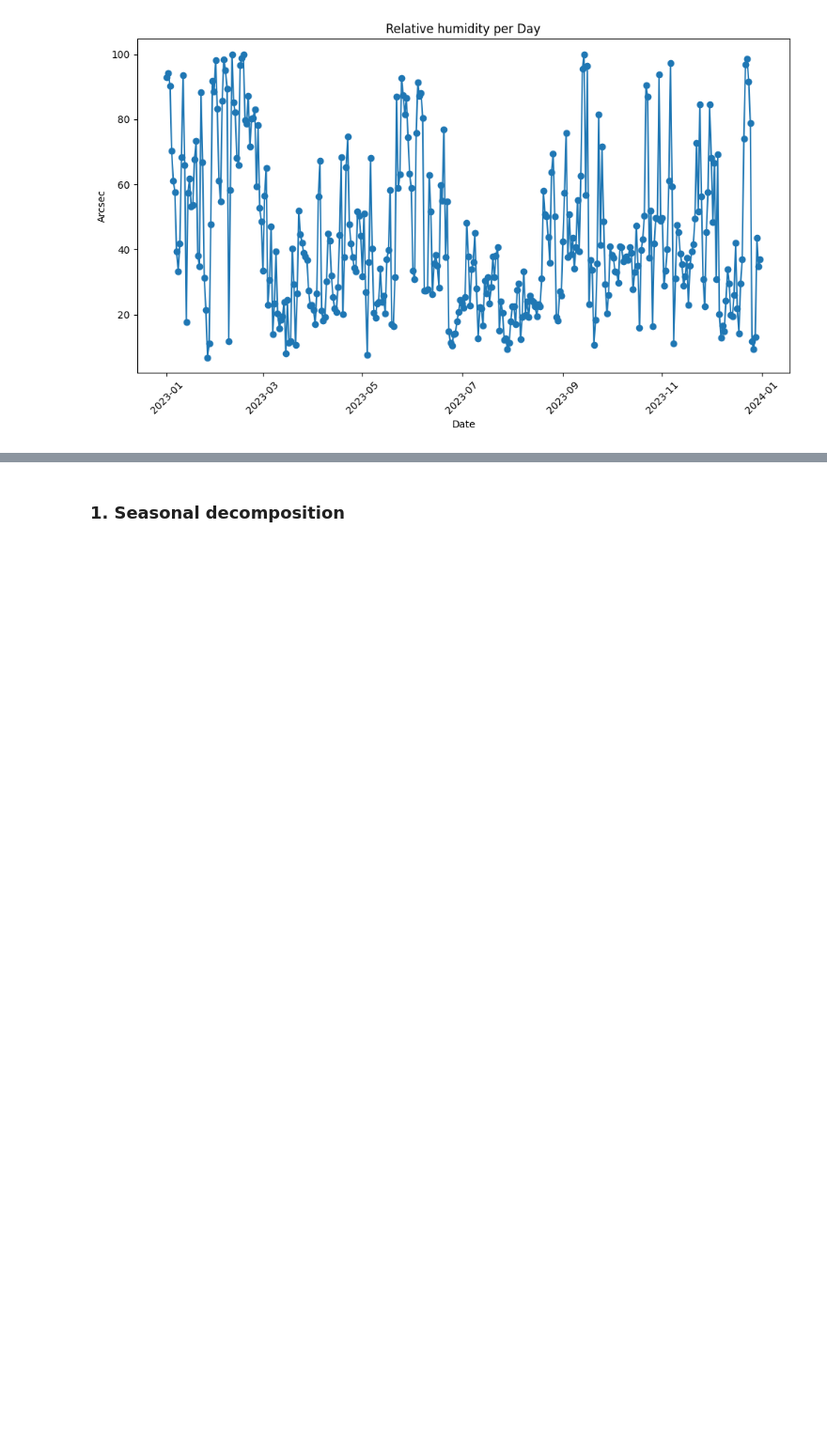
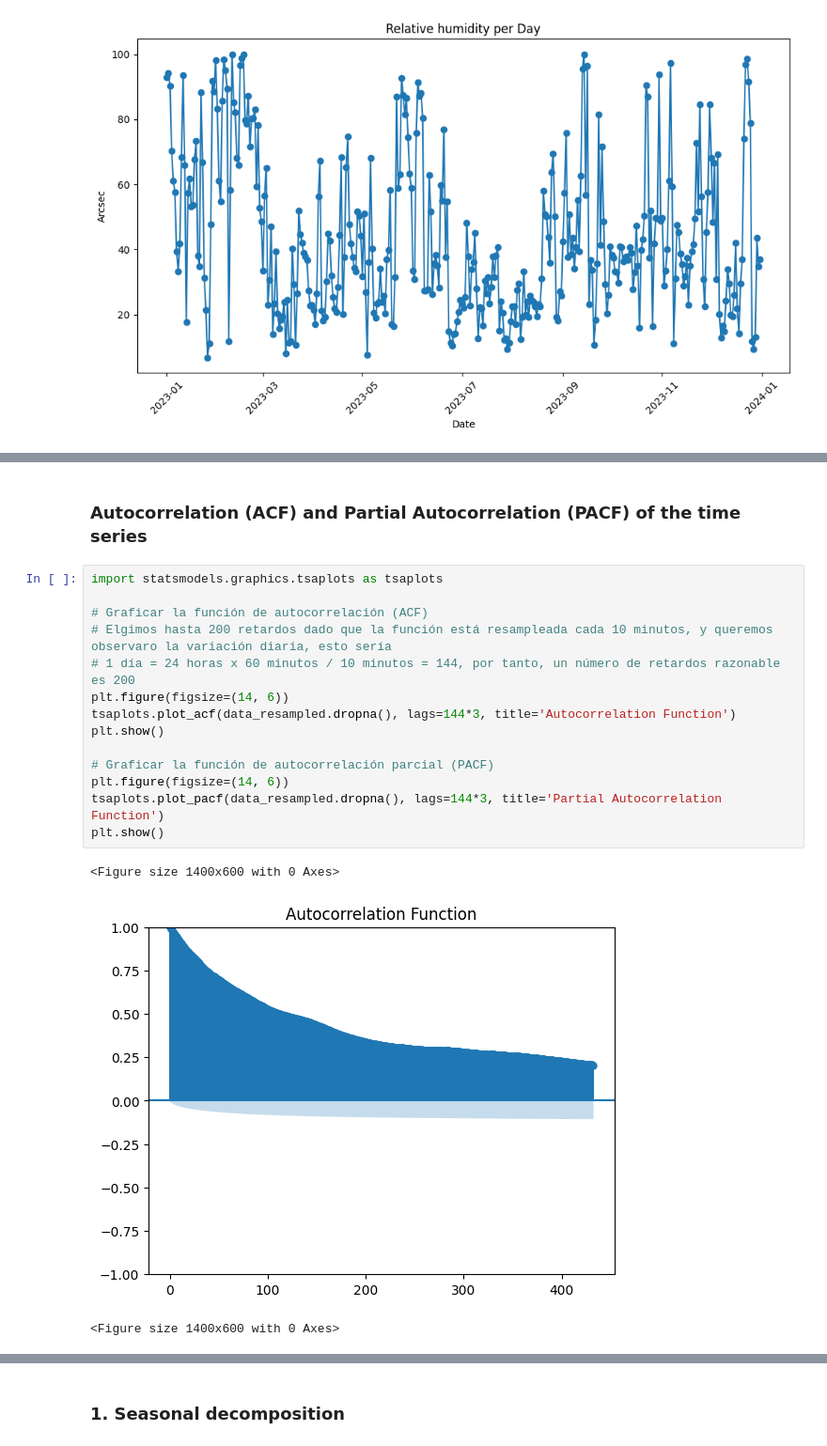
Before and after one commit to gdapablo/Seeing_forecast, a Jupyter notebook: notebooks/ML_humidity.ipynb, the cells around one changed output, grey strips where cells are left out. Shown at 94% size. Drawn from its saved outputs; the diff is of its cells as text; blank space fills up the shorter version.

```diff
--- a/notebooks/ML_humidity.ipynb
+++ b/notebooks/ML_humidity.ipynb
@@ -388,0 +401,20 @@ plt.show()
+# %% [markdown]
+### Autocorrelation (ACF) and Partial Autocorrelation (PACF) of the time series
+# %%
+import statsmodels.graphics.tsaplots as tsaplots
+
+# Graficar la función de autocorrelación (ACF)
+# Elgimos hasta 200 retardos dado que la función está resampleada cada 10 minutos, y queremos observaro la variación diaria, esto sería
+# 1 día = 24 horas x 60 minutos / 10 minutos = 144, por tanto, un número de retardos razonable es 200
+plt.figure(figsize=(14, 6))
+tsaplots.plot_acf(data_resampled.dropna(), lags=144*3, title='Autocorrelation Function')
+plt.show()
+
+# Graficar la función de autocorrelación parcial (PACF)
+plt.figure(figsize=(14, 6))
+tsaplots.plot_pacf(data_resampled.dropna(), lags=144*3, title='Partial Autocorrelation Function')
+plt.show()
+# %% [output]
+<Figure size 1400x600 with 0 Axes>
+[figure, new version]
+<Figure size 1400x600 with 0 Axes>
```
Also changed, not shown: parts of 9 cells of this notebook.
